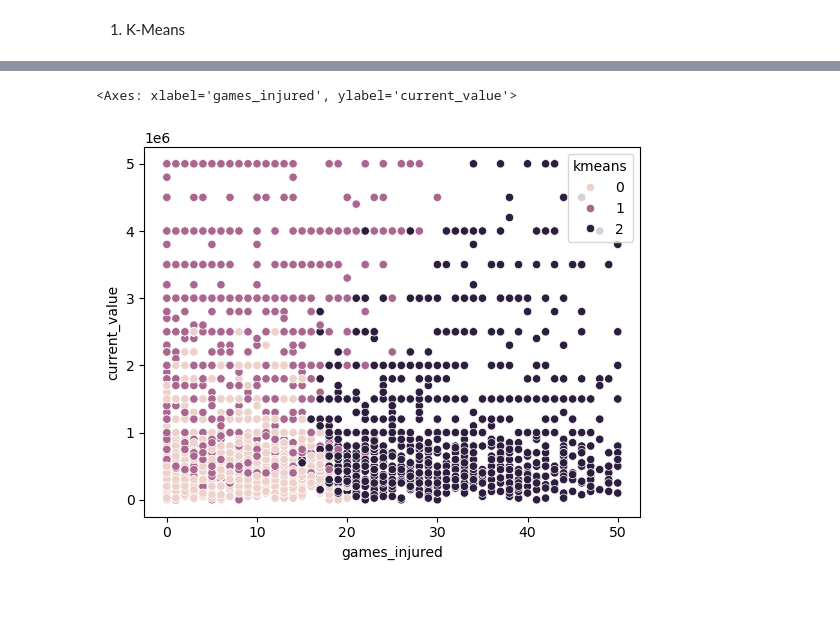
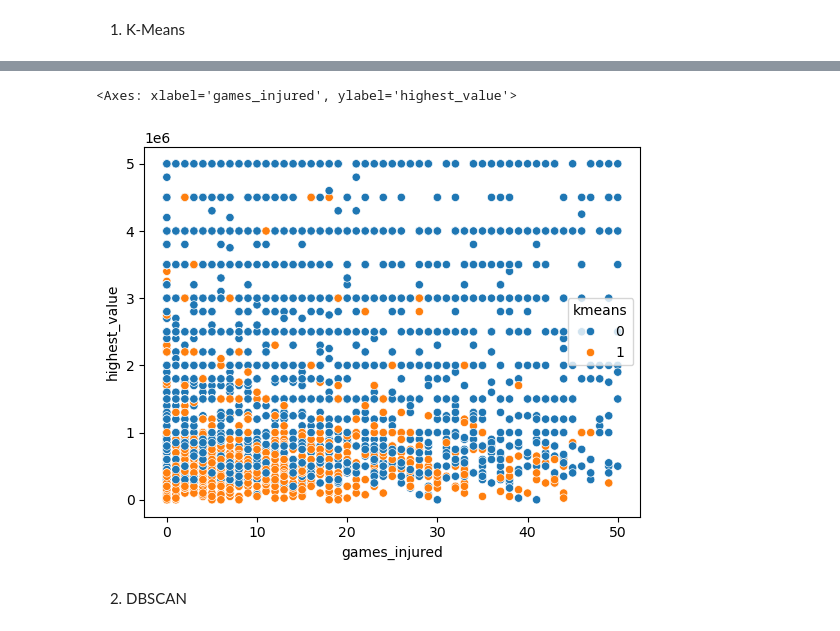
Before and after one commit to MubarakHus/Usecase-7, a Jupyter notebook: Usecase7-Mubarak.ipynb, the cells around one changed output, grey strips where cells are left out. Saved outputs shown, nothing was run; the diff lists cells and outputs as text; code cells hidden in the pictures; blank space fills up the shorter version.

```diff
--- a/Usecase7-Mubarak.ipynb
+++ b/Usecase7-Mubarak.ipynb
@@ -1148,6 +1129,6 @@ df_3features.head()
 # %%
 # Prepare data
-X = df_3features
+X = df_t
 
 
 # sacle the data
@@ -1177,6 +1158,6 @@ plt.show()
 # %%
 # Optional: Apply k-Means using the optimal number of clusters
-optimal_clusters = 3 # This might change based on your actual elbow curve analysis
+optimal_clusters = 2 # This might change based on your actual elbow curve analysis
 model = KMeans(n_clusters=optimal_clusters, init='k-means++', max_iter=300, n_init=10, random_state=0)
 # %%
 y_pred = model.fit_predict(X_scaled)
@@ -1226,5 +1206,7 @@ sns.scatterplot(data = X , x = 'current_value', y = 'minutes played', hue = 'kme
 # %%
-sns.scatterplot(data = X , x = 'games_injured', y = 'current_value', hue = 'kmeans')
+sns.scatterplot(data = X , x = 'games_injured', y = 'highest_value', hue = 'kmeans')
 # %% [output]
-<Axes: xlabel='games_injured', ylabel='current_value'>
+<Axes: xlabel='games_injured', ylabel='highest_value'>
-[figure, old version]
+[figure, new version]
+# %% [markdown]
+2. DBSCAN
```
Also changed, not shown: parts of 23 cells of this notebook.
